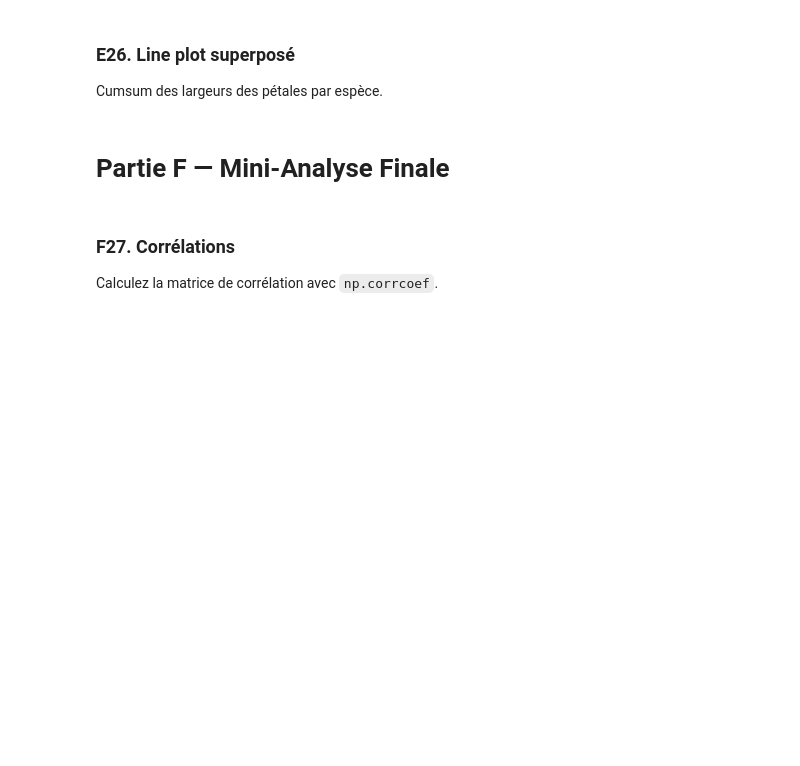
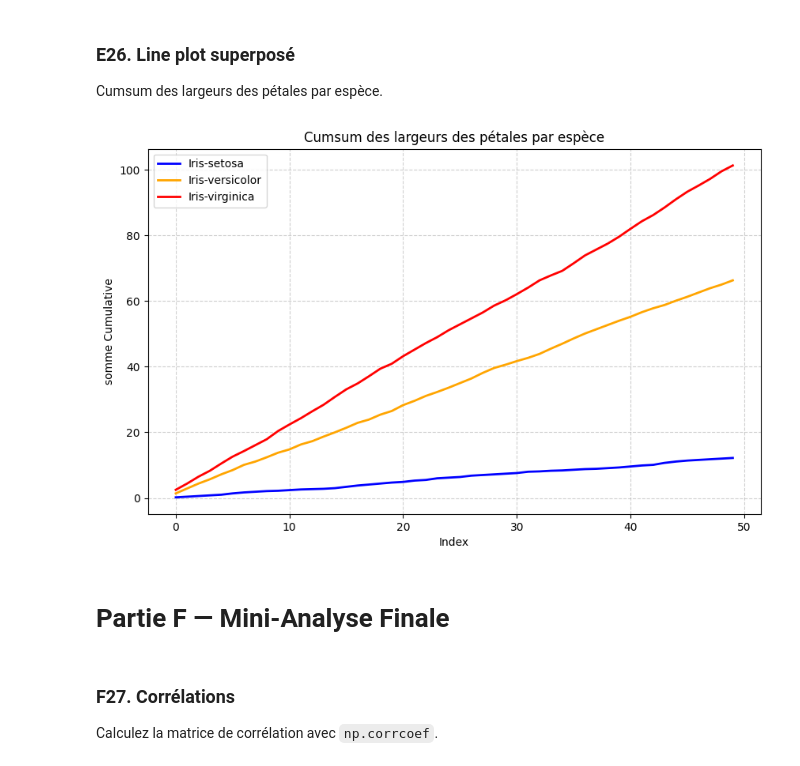
Before and after one commit to USMS-FPK-IA-GI-2025/controle-01-numpy-and-matplotlib-iris-Bouchask, a Jupyter notebook: notebooks/controle_numpy_matplotlib.ipynb, the cells around one changed output. Drawn from its saved outputs; the diff is of its cells as text; code cells hidden in the pictures; blank space fills up the shorter version.

```diff
--- a/notebooks/controle_numpy_matplotlib.ipynb
+++ b/notebooks/controle_numpy_matplotlib.ipynb
@@ -354,3 +390,18 @@ Cumsum des largeurs des pétales par espèce.
+# %%
+# Votre code ici
+plt.figure(figsize=(10,6))
+for i in range(3):
+    data = X_clean_id[Y == species_names[i],3]
+    data_cumsum = np.cumsum(data)
+    plt.plot(data_cumsum , label=species_names[i],color=colors[i],linewidth=2)
+plt.title("Cumsum des largeurs des pétales par espèce")
+plt.xlabel("Index")
+plt.ylabel("somme Cumulative")
+plt.legend()
+plt.grid(True,linestyle="--" , alpha=0.6)
+plt.show()
+# %% [output]
+[figure, added]
 # %% [markdown]
 # Partie F — Mini-Analyse Finale
 # %% [markdown]
```
Also changed, not shown: parts of 7 cells of this notebook.
